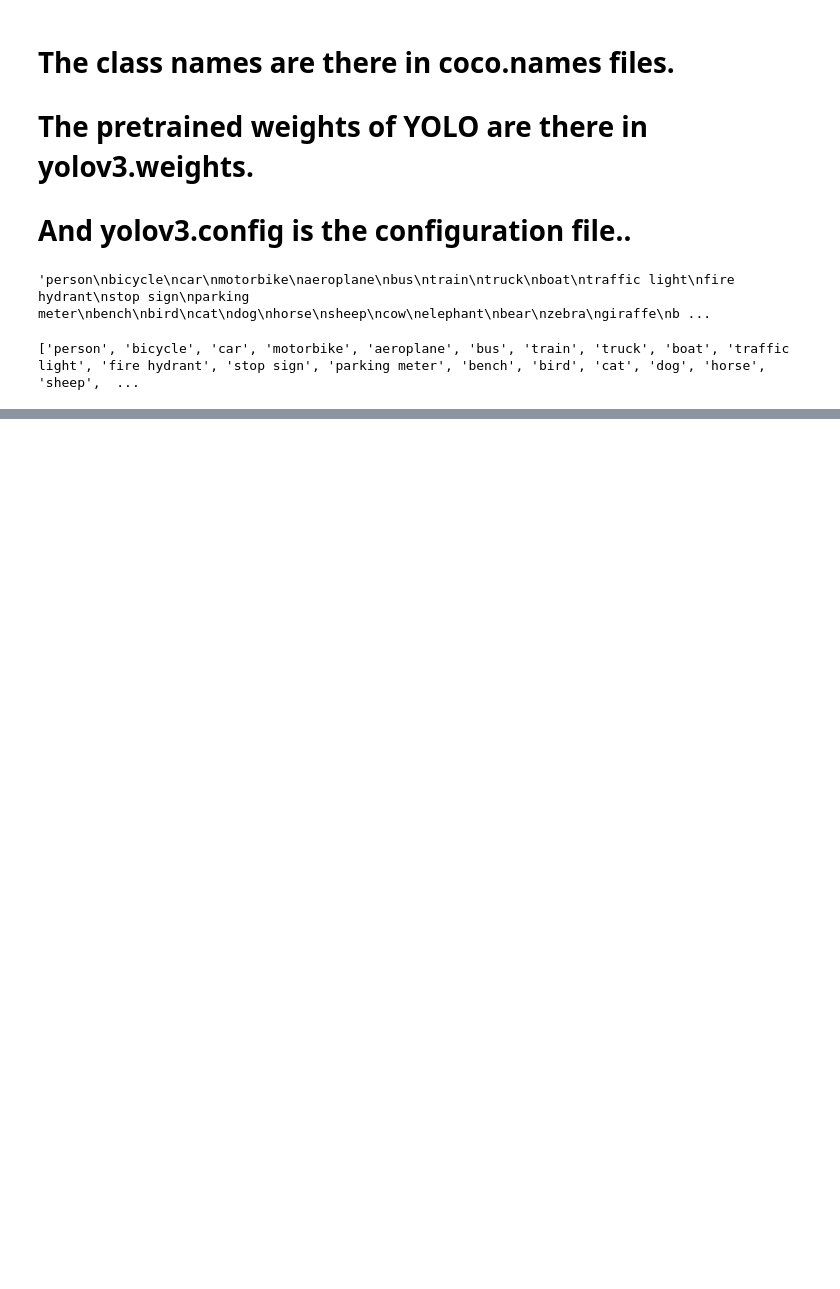
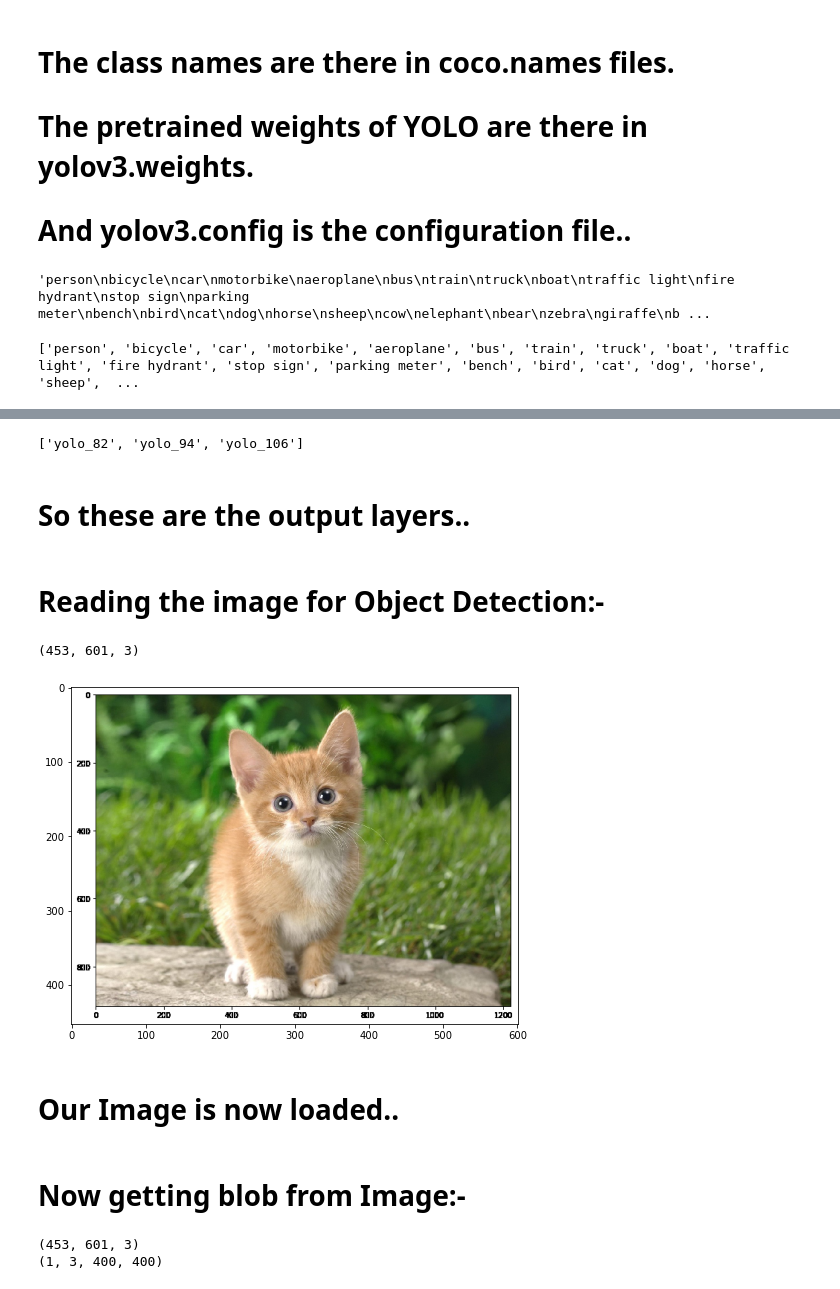
Before and after one commit to JuanCarlosRomeroC/Object-Detection, a Jupyter notebook: YOLO OBJECT DETECTION.ipynb, the cells around one changed output, grey strips where cells are left out. Drawn from its saved outputs; the diff is of its cells as text; code cells hidden in the pictures; blank space fills up the shorter version.

```diff
--- a/YOLO OBJECT DETECTION.ipynb
+++ b/YOLO OBJECT DETECTION.ipynb
@@ -44,0 +81,16 @@ print(names)
+# %%
+output_layers=[layers[i[0] - 1] for i in net.getUnconnectedOutLayers()]
+
+print(output_layers)
+# %% [output]
+['yolo_82', 'yolo_94', 'yolo_106']
+# %% [markdown]
+# So these are the output layers..
+# %% [markdown]
+# Reading the image for Object Detection:-
+# %%
+image=cv2.imread("/kaggle/input/imager/cat.png")
+image1=cv2.imread("/kaggle/input/imager/image2.jpeg")
+print(image.shape)
+# %% [output]
+(453, 601, 3)
@@ -44,0 +99,23 @@ print(names)
+# %%
+%matplotlib inline
+plt.rcParams['figure.figsize'] = (8,8)
+plt.imshow(cv2.cvtColor(image, cv2.COLOR_BGR2RGB))
+plt.show()
+# %% [output]
+[figure, added]
+# %% [markdown]
+# Our Image is now loaded..
+# %% [markdown]
+# Now getting blob from Image:-
+# %%
+blob = cv2.dnn.blobFromImage(image, 1 / 255.0, (400,400), swapRB=True, crop=False)
+# blobfromimage returns a 4 dimensional bolb
+
+# Check point
+print(image.shape)
+print(blob.shape)
+# Resulted shape has number of images, number of channels, width and height
+# So (1,3,400,400)
+# %% [output]
+(453, 601, 3)
+(1, 3, 400, 400)
```
Also changed, not shown: parts of 34 cells of this notebook.
